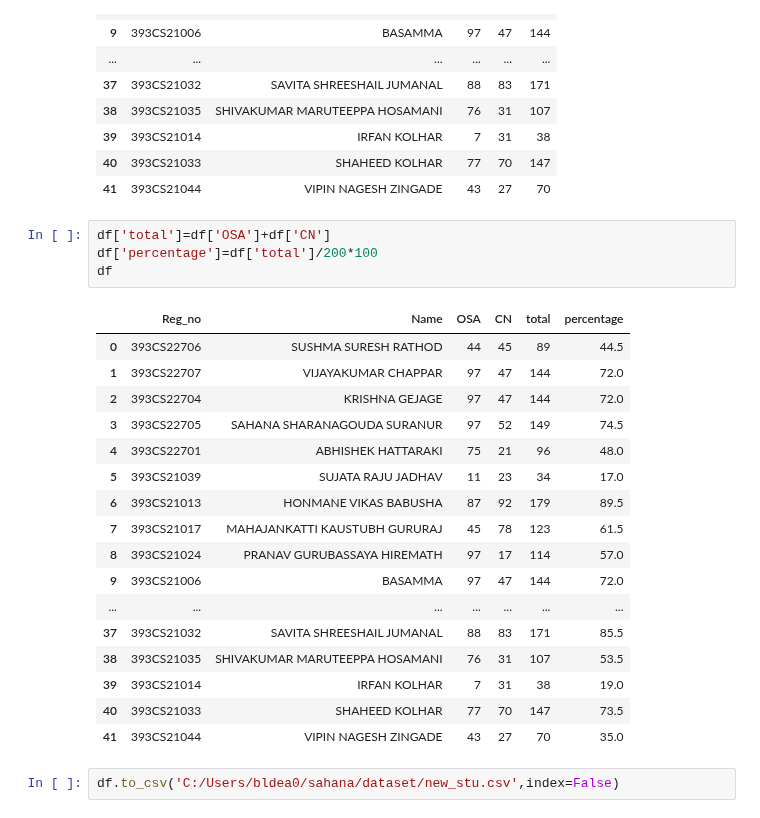
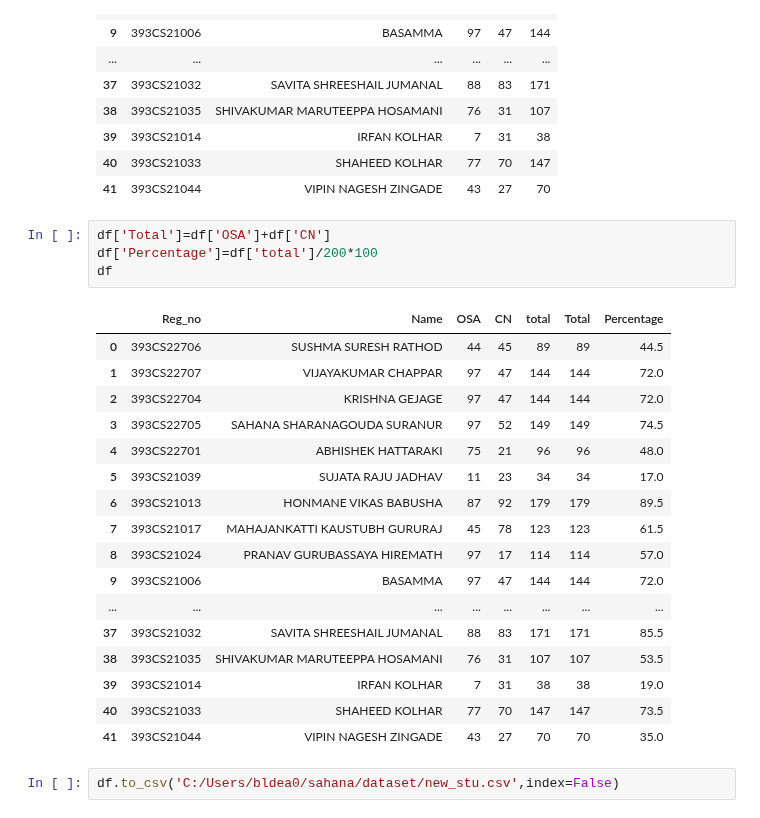
Before and after one commit to sahanas97/sahana, a Jupyter notebook: student_marks.ipynb, the cells around one changed output. Cells and saved outputs as stored; diff of their text form.

```diff
--- a/student_marks.ipynb
+++ b/student_marks.ipynb
@@ -338,27 +338,27 @@ df
 | 40 | 393CS21033 | SHAHEED KOLHAR | 77 | 70 | 147 |
 | 41 | 393CS21044 | VIPIN NAGESH ZINGADE | 43 | 27 | 70 |
 # %%
-df['total']=df['OSA']+df['CN']
-df['percentage']=df['total']/200*100
+df['Total']=df['OSA']+df['CN']
+df['Percentage']=df['total']/200*100
 df
 # %% [output]
-|  | Reg_no | Name | OSA | CN | total | percentage |
-| 0 | 393CS22706 | SUSHMA SURESH RATHOD | 44 | 45 | 89 | 44.5 |
-| 1 | 393CS22707 | VIJAYAKUMAR CHAPPAR | 97 | 47 | 144 | 72.0 |
-| 2 | 393CS22704 | KRISHNA GEJAGE | 97 | 47 | 144 | 72.0 |
-| 3 | 393CS22705 | SAHANA SHARANAGOUDA SURANUR | 97 | 52 | 149 | 74.5 |
-| 4 | 393CS22701 | ABHISHEK HATTARAKI | 75 | 21 | 96 | 48.0 |
-| 5 | 393CS21039 | SUJATA RAJU JADHAV | 11 | 23 | 34 | 17.0 |
-| 6 | 393CS21013 | HONMANE VIKAS BABUSHA | 87 | 92 | 179 | 89.5 |
-| 7 | 393CS21017 | MAHAJANKATTI KAUSTUBH GURURAJ | 45 | 78 | 123 | 61.5 |
-| 8 | 393CS21024 | PRANAV GURUBASSAYA HIREMATH | 97 | 17 | 114 | 57.0 |
-| 9 | 393CS21006 | BASAMMA | 97 | 47 | 144 | 72.0 |
-| ... | ... | ... | ... | ... | ... | ... |
-| 37 | 393CS21032 | SAVITA SHREESHAIL JUMANAL | 88 | 83 | 171 | 85.5 |
-| 38 | 393CS21035 | SHIVAKUMAR MARUTEEPPA HOSAMANI | 76 | 31 | 107 | 53.5 |
-| 39 | 393CS21014 | IRFAN KOLHAR | 7 | 31 | 38 | 19.0 |
-| 40 | 393CS21033 | SHAHEED KOLHAR | 77 | 70 | 147 | 73.5 |
-| 41 | 393CS21044 | VIPIN NAGESH ZINGADE | 43 | 27 | 70 | 35.0 |
+|  | Reg_no | Name | OSA | CN | total | Total | Percentage |
+| 0 | 393CS22706 | SUSHMA SURESH RATHOD | 44 | 45 | 89 | 89 | 44.5 |
+| 1 | 393CS22707 | VIJAYAKUMAR CHAPPAR | 97 | 47 | 144 | 144 | 72.0 |
+| 2 | 393CS22704 | KRISHNA GEJAGE | 97 | 47 | 144 | 144 | 72.0 |
+| 3 | 393CS22705 | SAHANA SHARANAGOUDA SURANUR | 97 | 52 | 149 | 149 | 74.5 |
+| 4 | 393CS22701 | ABHISHEK HATTARAKI | 75 | 21 | 96 | 96 | 48.0 |
+| 5 | 393CS21039 | SUJATA RAJU JADHAV | 11 | 23 | 34 | 34 | 17.0 |
+| 6 | 393CS21013 | HONMANE VIKAS BABUSHA | 87 | 92 | 179 | 179 | 89.5 |
+| 7 | 393CS21017 | MAHAJANKATTI KAUSTUBH GURURAJ | 45 | 78 | 123 | 123 | 61.5 |
+| 8 | 393CS21024 | PRANAV GURUBASSAYA HIREMATH | 97 | 17 | 114 | 114 | 57.0 |
+| 9 | 393CS21006 | BASAMMA | 97 | 47 | 144 | 144 | 72.0 |
+| ... | ... | ... | ... | ... | ... | ... | ... |
+| 37 | 393CS21032 | SAVITA SHREESHAIL JUMANAL | 88 | 83 | 171 | 171 | 85.5 |
+| 38 | 393CS21035 | SHIVAKUMAR MARUTEEPPA HOSAMANI | 76 | 31 | 107 | 107 | 53.5 |
+| 39 | 393CS21014 | IRFAN KOLHAR | 7 | 31 | 38 | 38 | 19.0 |
+| 40 | 393CS21033 | SHAHEED KOLHAR | 77 | 70 | 147 | 147 | 73.5 |
+| 41 | 393CS21044 | VIPIN NAGESH ZINGADE | 43 | 27 | 70 | 70 | 35.0 |
 # %%
 df.to_csv('C:/Users/bldea0/sahana/dataset/new_stu.csv',index=False)
 # %%
```
Also changed, not shown: parts of 2 cells of this notebook, 15 other files.
